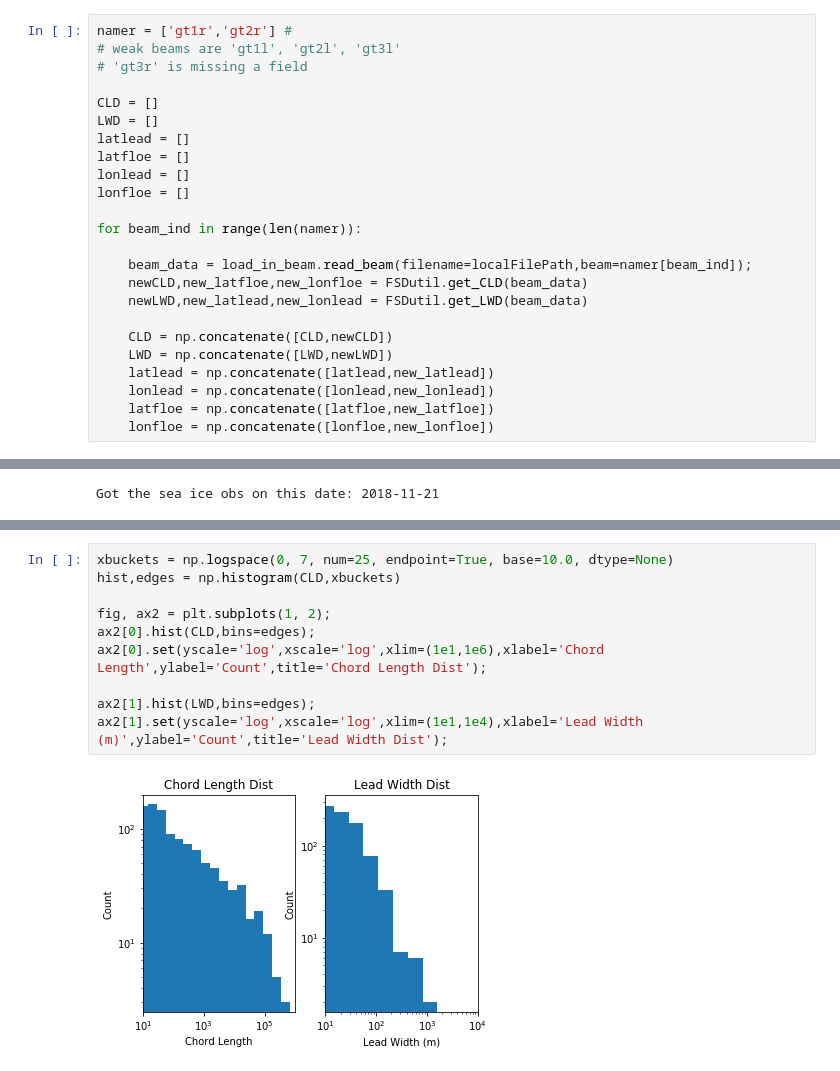
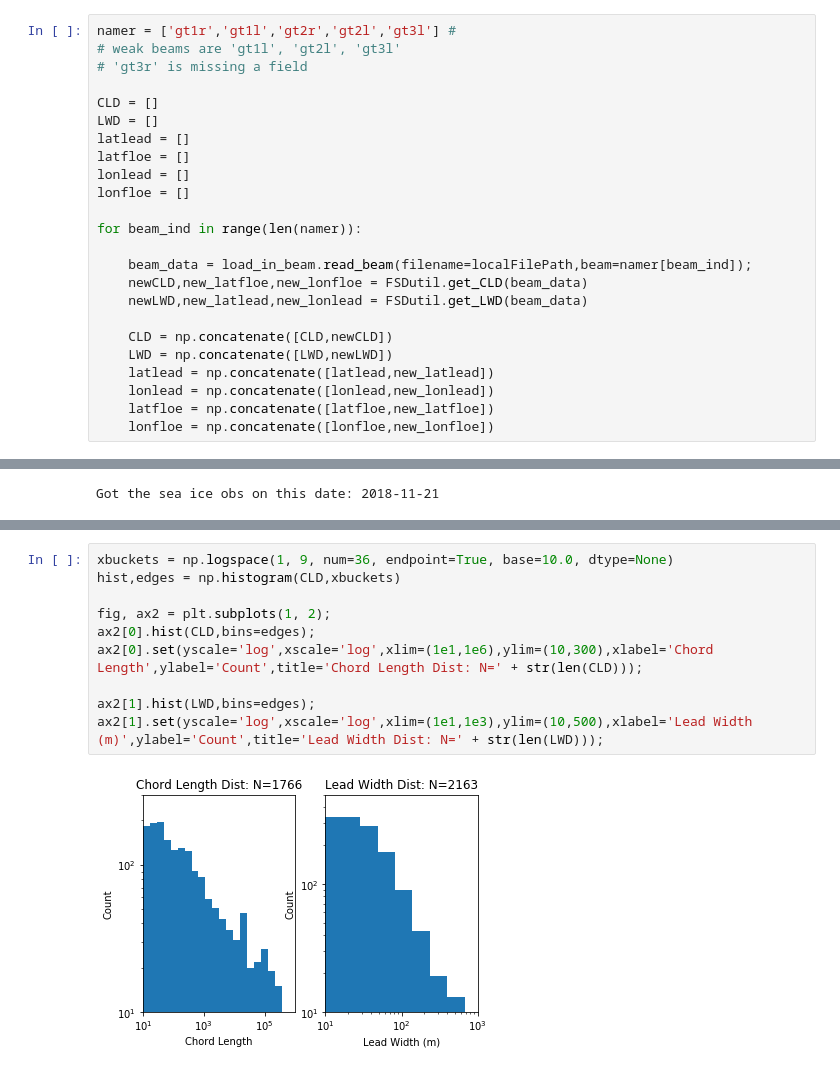
Before and after one commit to ICESAT-2HackWeek/Floes-are-Swell, a Jupyter notebook: FSD/FSD_single_track.ipynb, the cells around one changed output, grey strips where cells are left out. Cells and saved outputs as stored; diff of their text form.

```diff
--- a/FSD/FSD_single_track.ipynb
+++ b/FSD/FSD_single_track.ipynb
@@ -27,5 +23,5 @@ ds1r = load_in_beam.read_beam(filename=localFilePath,beam='gt1r')
 # %%
-namer = ['gt1r','gt2r'] #
+namer = ['gt1r','gt1l','gt2r','gt2l','gt3l'] #
 # weak beams are 'gt1l', 'gt2l', 'gt3l'
 # 'gt3r' is missing a field
 
@@ -124,12 +120,12 @@ f.colorbar(Chord_Track,ax=axes[1],shrink=0.5,extend='both')
 # %%
-xbuckets = np.logspace(0, 7, num=25, endpoint=True, base=10.0, dtype=None)
+xbuckets = np.logspace(1, 9, num=36, endpoint=True, base=10.0, dtype=None)
 hist,edges = np.histogram(CLD,xbuckets)
 
 fig, ax2 = plt.subplots(1, 2);
 ax2[0].hist(CLD,bins=edges);
-ax2[0].set(yscale='log',xscale='log',xlim=(1e1,1e6),xlabel='Chord Length',ylabel='Count',title='Chord Length Dist');
+ax2[0].set(yscale='log',xscale='log',xlim=(1e1,1e6),ylim=(10,300),xlabel='Chord Length',ylabel='Count',title='Chord Length Dist: N=' + str(len(CLD)));
 
 ax2[1].hist(LWD,bins=edges);
-ax2[1].set(yscale='log',xscale='log',xlim=(1e1,1e4),xlabel='Lead Width (m)',ylabel='Count',title='Lead Width Dist');
+ax2[1].set(yscale='log',xscale='log',xlim=(1e1,1e3),ylim=(10,500),xlabel='Lead Width (m)',ylabel='Count',title='Lead Width Dist: N=' + str(len(LWD)));
 # %% [output]
-[figure, old version]
+[figure, new version]
```
Also changed, not shown: parts of 3 cells of this notebook.
